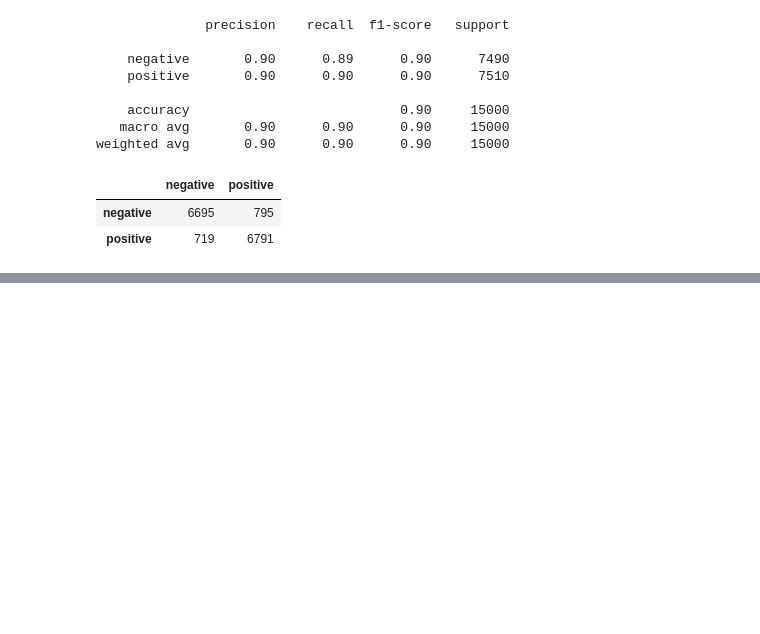
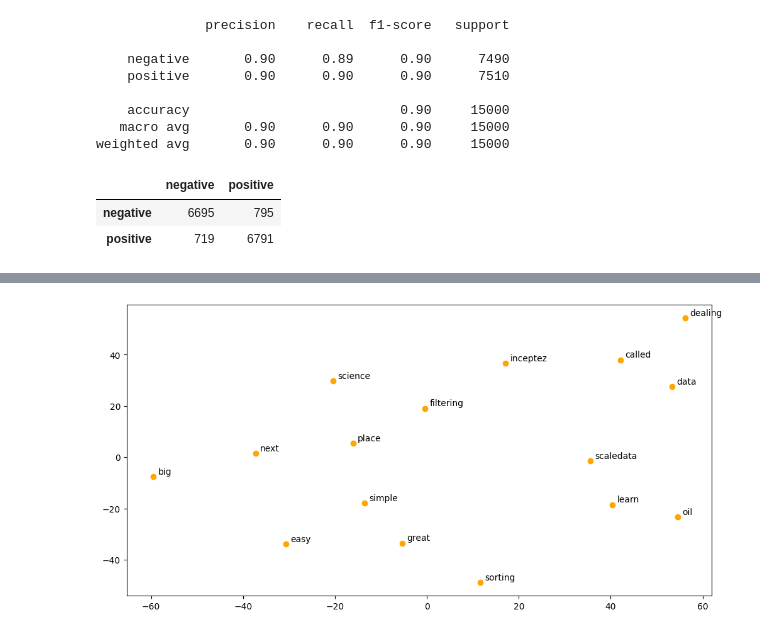
Before and after one commit to Laxminarayen/Inceptez-DS-Batch20, a Jupyter notebook: 31. Supervised Text Classification + Word2vec + Glove Embeddings/Supervised_Text_classification.ipynb, the cells around one changed output, grey strips where cells are left out. Saved outputs shown, nothing was run; the diff lists cells and outputs as text; code cells hidden in the pictures; blank space fills up the shorter version.

```diff
--- a/31. Supervised Text Classification + Word2vec + Glove Embeddings/Supervised_Text_classification.ipynb
+++ b/31. Supervised Text Classification + Word2vec + Glove Embeddings/Supervised_Text_classification.ipynb
@@ -296,0 +318,15 @@ normalized_train_cv.shape
+# %%
+from gensim.models import word2vec, FastText
+
+
+tokenized_corpus = [nltk.word_tokenize(doc) for doc in normalized_corpus]
+
+#Skip_gram: I teach as inceptez as a instructor - ____ teach ____
+#Mask_modelling: I teach as inceptez as a instructor - I [mask] as inceptez as a instructor
+feature_size = 30 #dimensionality of the vectors
+window_size = 20 #Context window
+min_word_count = 1 #remove infrequent words
+sg = 1 #1-CBOW
+
+w2v = word2vec.Word2Vec(tokenized_corpus, vector_size = feature_size,window = window_size,min_count = min_word_count,sg = sg)
+w2v
@@ -296,0 +350,15 @@ normalized_train_cv.shape
+# %%
+words = w2v.wv.index_to_key
+# %%
+wvs = w2v.wv[words]
+# %%
+tsne = TSNE(n_components = 2, n_iter=5000, random_state = 42,perplexity = 5)
+T = tsne.fit_transform(wvs)
+lables = words
+# %%
+plt.figure(figsize = (12,6))
+plt.scatter(T[:,0],T[:,1],c= 'orange')
+for label,x,y in zip(lables, T[:,0],T[:,1]):
+  plt.annotate(label, xy=(x+1,y+1),xytext = (0,0),textcoords = 'offset points')
+# %% [output]
+[figure, added]
```
Also changed, not shown: parts of 51 cells of this notebook, 2 other files.
